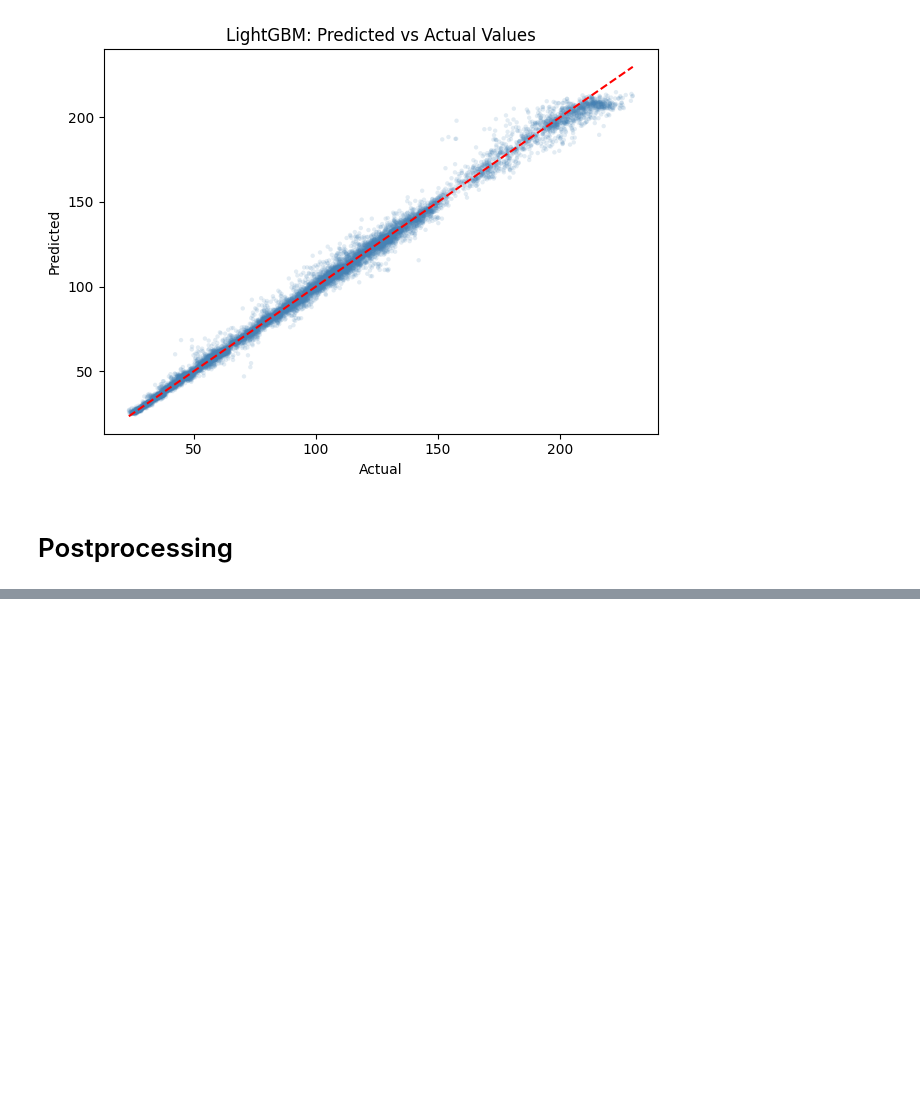
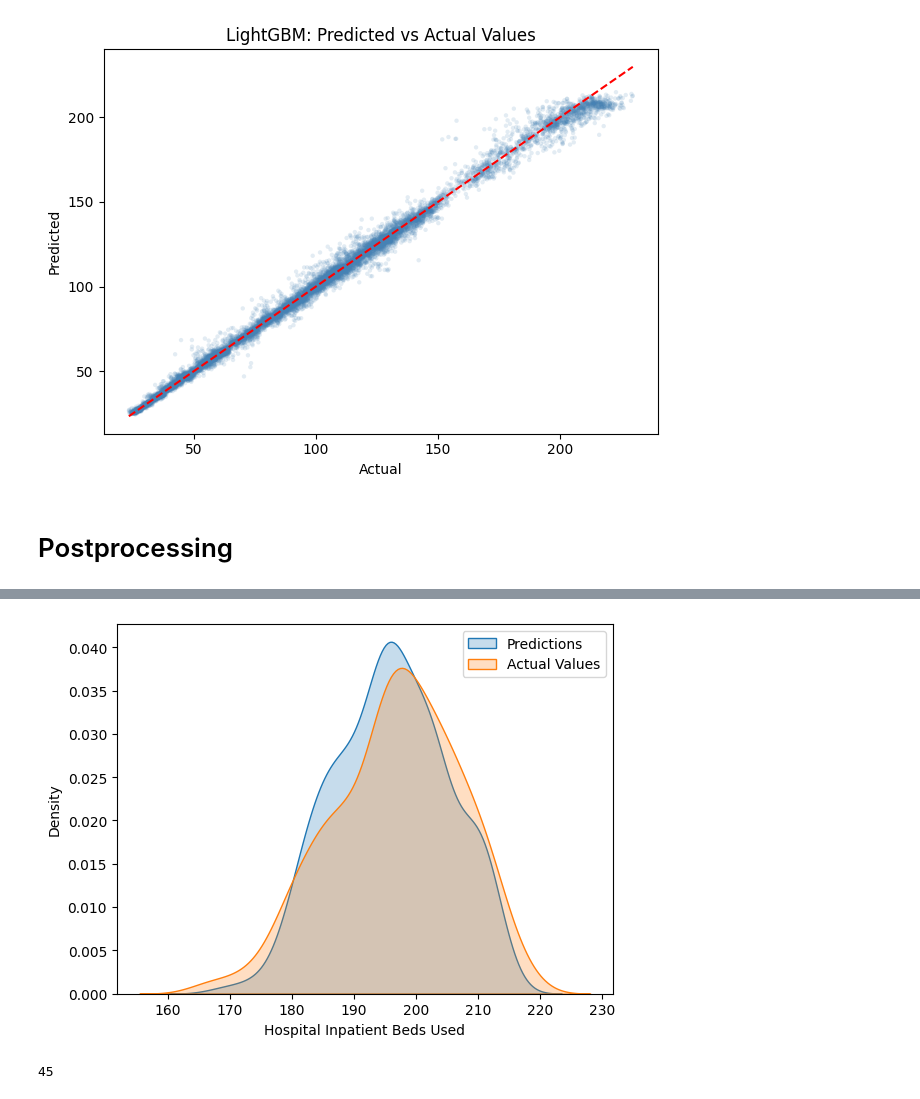
Before and after one commit to dsagher/CSE_881_Final_Project, a Jupyter notebook: combined_notebook.ipynb, the cells around one changed output, grey strips where cells are left out. Cells and saved outputs as stored; diff of their text form; code cells hidden in the pictures; blank space fills up the shorter version.

```diff
--- a/combined_notebook.ipynb
+++ b/combined_notebook.ipynb
@@ -982,0 +852,13 @@ mitigation_watchlist[
+# %%
+sns.kdeplot(data = postprocessing[postprocessing["state"] == "FL"]["predicted_values"], fill = True)
+sns.kdeplot(data = postprocessing[postprocessing["state"] == "FL"]["hospital_inpatient_beds_used"], fill = True)
+
+plt.xlabel("Hospital Inpatient Beds Used")
+plt.legend(["Predictions", "Actual Values"])
+plt.show()
+# %% [output]
+[figure, added]
+# %%
+len(test_sorted["state"].unique())
+# %% [output]
+45
```
Also changed, not shown: parts of 15 cells of this notebook.
